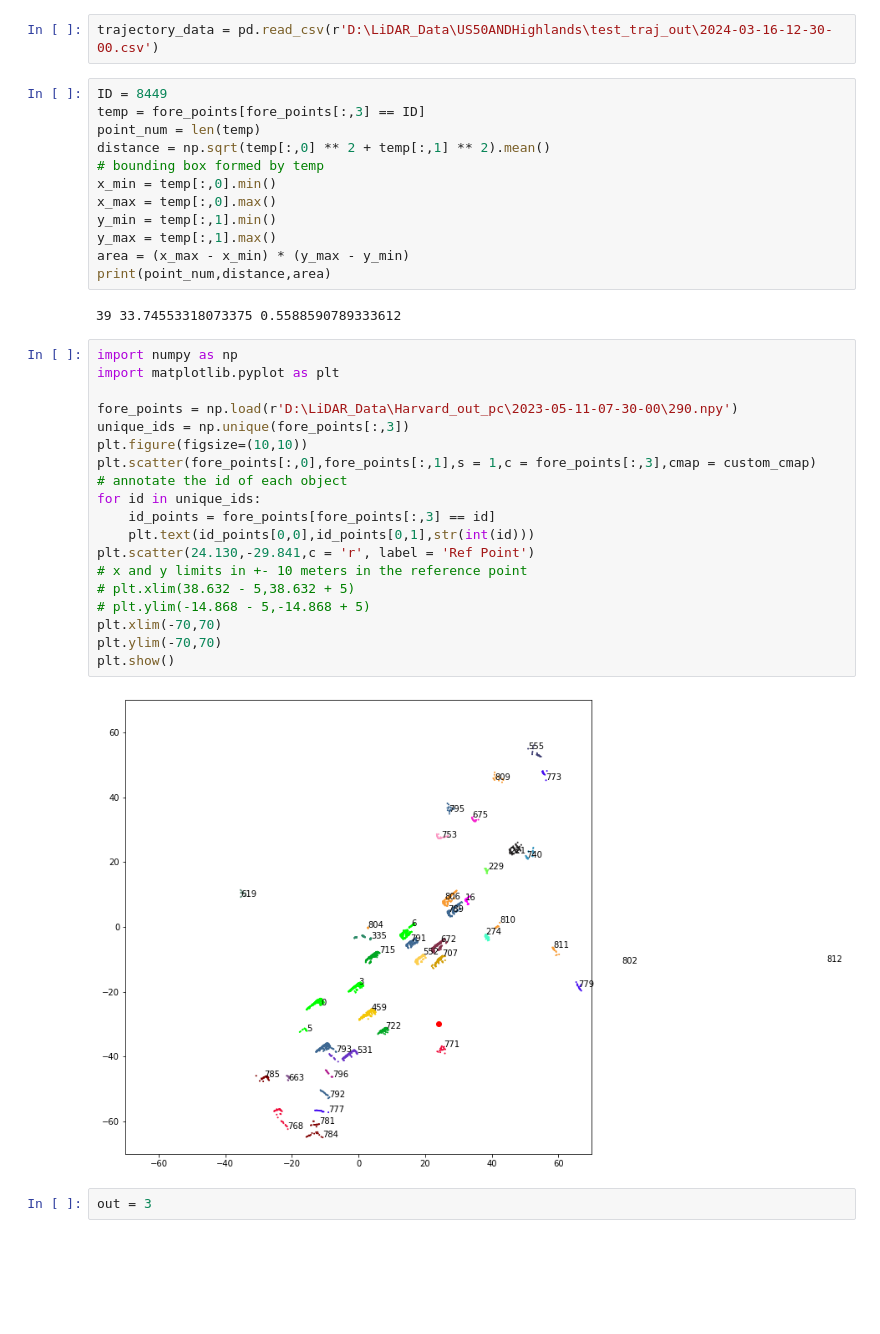
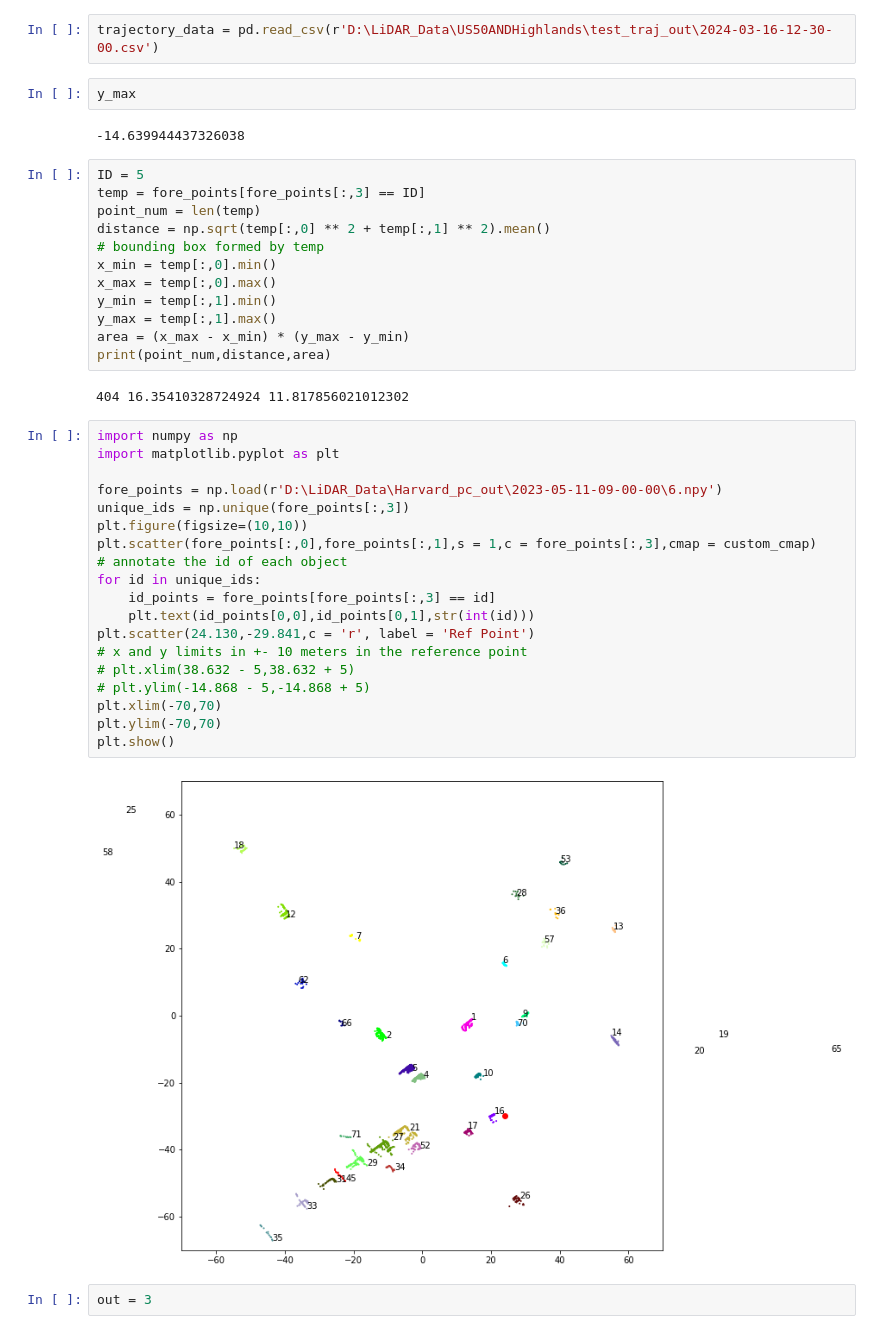
Before and after one commit to jksdbks123/Lidar-Tracker, a Jupyter notebook: LiDAR_Tracker_Project_v3.1/test.ipynb, the cells around one changed output. Drawn from its saved outputs; the diff is of its cells as text; blank space fills up the shorter version.

```diff
--- a/LiDAR_Tracker_Project_v3.1/test.ipynb
+++ b/LiDAR_Tracker_Project_v3.1/test.ipynb
@@ -110,8 +110,12 @@ for folder in pc_folders:
 total_point_clouds_frame = np.concatenate(total_point_clouds, axis=0)
 # %%
 trajectory_data = pd.read_csv(r'D:\LiDAR_Data\US50ANDHighlands\test_traj_out\2024-03-16-12-30-00.csv')
+# %%
+y_max
+# %% [output]
+-14.639944437326038
 # %%
-ID = 8449
+ID = 5
 temp = fore_points[fore_points[:,3] == ID]
 point_num = len(temp)
 distance = np.sqrt(temp[:,0] ** 2 + temp[:,1] ** 2).mean()
@@ -123,28 +127,28 @@ y_max = temp[:,1].max()
 area = (x_max - x_min) * (y_max - y_min)
 print(point_num,distance,area)
 # %% [output]
-39 33.74553318073375 0.5588590789333612
+404 16.35410328724924 11.817856021012302
 # %%
 import numpy as np
 import matplotlib.pyplot as plt
 
-fore_points = np.load(r'D:\LiDAR_Data\Harvard_out_pc\2023-05-11-07-30-00\290.npy')
+fore_points = np.load(r'D:\LiDAR_Data\Harvard_pc_out\2023-05-11-09-00-00\6.npy')
 unique_ids = np.unique(fore_points[:,3])
 plt.figure(figsize=(10,10))
 plt.scatter(fore_points[:,0],fore_points[:,1],s = 1,c = fore_points[:,3],cmap = custom_cmap)
 # annotate the id of each object
 for id in unique_ids:
     id_points = fore_points[fore_points[:,3] == id]
     plt.text(id_points[0,0],id_points[0,1],str(int(id)))
 plt.scatter(24.130,-29.841,c = 'r', label = 'Ref Point')
 # x and y limits in +- 10 meters in the reference point
 # plt.xlim(38.632 - 5,38.632 + 5)
 # plt.ylim(-14.868 - 5,-14.868 + 5)
 plt.xlim(-70,70)
 plt.ylim(-70,70)
 plt.show()
 # %% [output]
-[figure, old version]
+[figure, new version]
 # %%
 out = 3
 # %%
```
Also changed, not shown: parts of 1 cell of this notebook.
